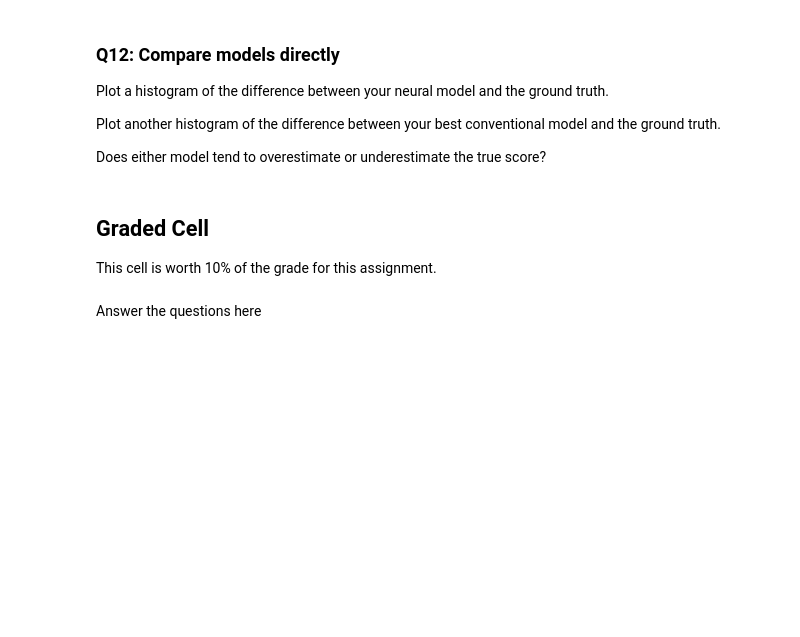
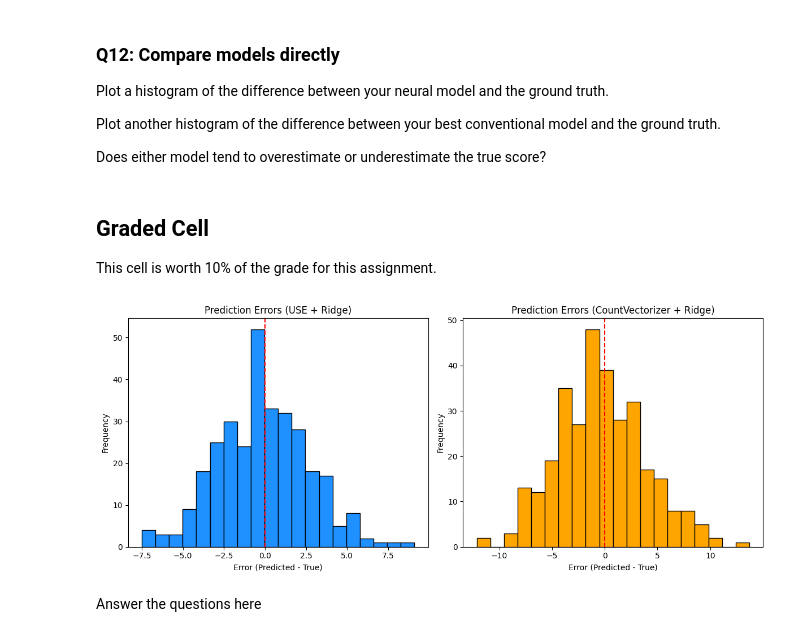
Before and after one commit to Mosizamani/AAI-501, a Jupyter notebook: Assignments/Module 5 NLP Coding Assignment Notebook.ipynb, the cells around one changed output. Drawn from its saved outputs; the diff is of its cells as text; code cells hidden in the pictures; blank space fills up the shorter version.

```diff
--- a/Assignments/Module 5 NLP Coding Assignment Notebook.ipynb
+++ b/Assignments/Module 5 NLP Coding Assignment Notebook.ipynb
@@ -489,7 +465,33 @@ Does either model tend to overestimate or underestimate the true score?
 
 This cell is worth 10% of the grade for this assignment.
 # %%
-# Write the code for your plot here
+# Compute errors
+errors_use = ypred_ridge - ytest         # USE Ridge
+errors_conv = y_pred - ytest # Conventional Ridge
+
+# Plot histograms
+plt.figure(figsize=(12, 5))
+
+# USE Ridge
+plt.subplot(1, 2, 1)
+plt.hist(errors_use, bins=20, color='dodgerblue', edgecolor='black')
+plt.title("Prediction Errors (USE + Ridge)")
+plt.xlabel("Error (Predicted - True)")
+plt.ylabel("Frequency")
+plt.axvline(0, color='red', linestyle='--')
+
+# Conventional Ridge
+plt.subplot(1, 2, 2)
+plt.hist(errors_conv, bins=20, color='orange', edgecolor='black')
+plt.title("Prediction Errors (CountVectorizer + Ridge)")
+plt.xlabel("Error (Predicted - True)")
+plt.ylabel("Frequency")
+plt.axvline(0, color='red', linestyle='--')
+
+plt.tight_layout()
+plt.show()
+# %% [output]
+[figure, added]
 # %% [markdown]
 Answer the questions here
 # %% [markdown]
```
Also changed, not shown: parts of 5 cells of this notebook.
